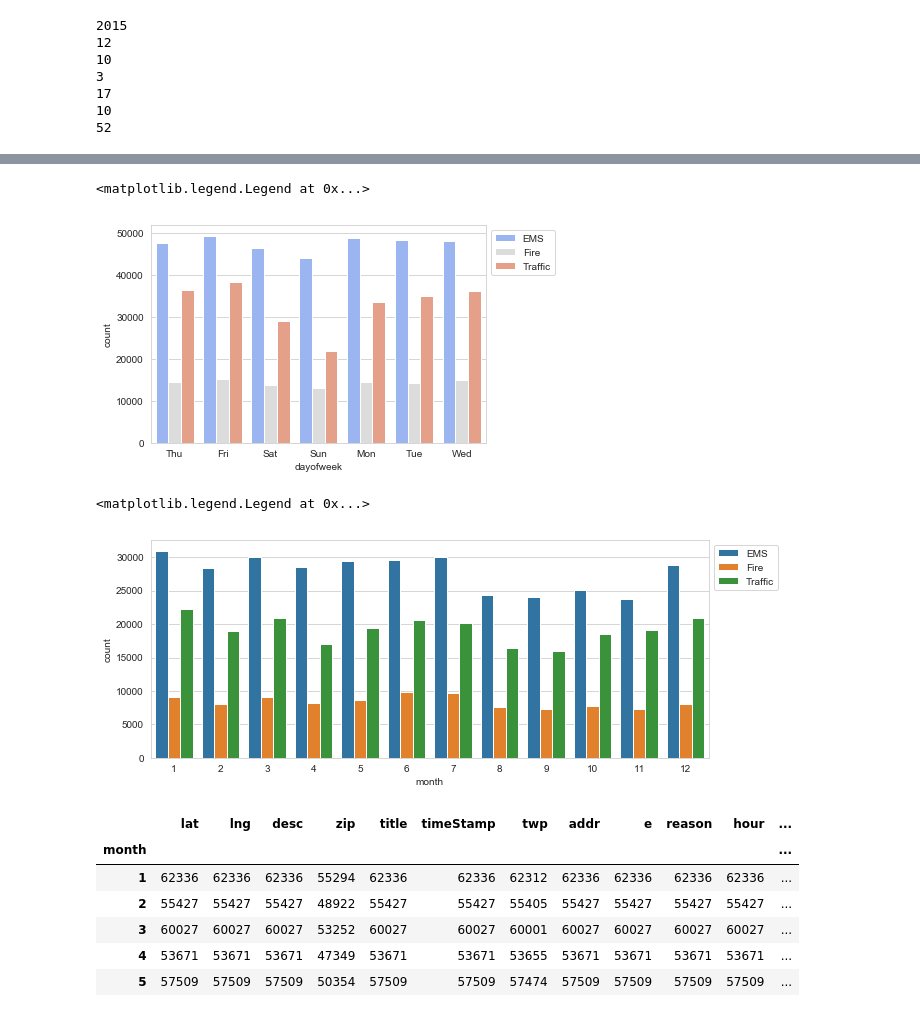
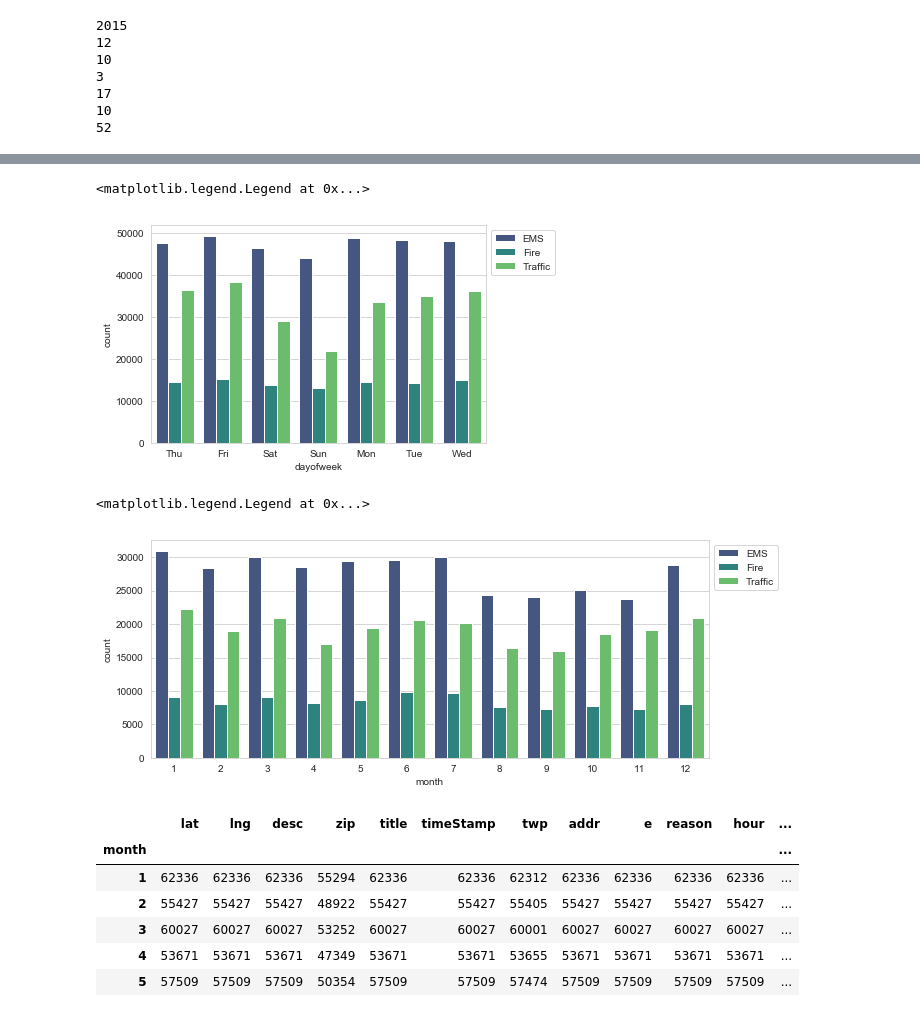
Before and after one commit to NavdeepTU/Data-Analysis-and-Visualization, a Jupyter notebook: 06. Capstone Projects/01. 911 Calls.ipynb, the cells around one changed output, grey strips where cells are left out. Saved outputs shown, nothing was run; the diff lists cells and outputs as text; code cells hidden in the pictures.

```diff
--- a/06. Capstone Projects/01. 911 Calls.ipynb
+++ b/06. Capstone Projects/01. 911 Calls.ipynb
@@ -102,5 +105,5 @@ def get_reason(title):
 # %%
-df['reason'] = df['title'].apply(get_reason)
+df['reason'] = df['title'].apply(lambda t: t.split(':')[0])
 # %%
 df.head()
 # %% [output]
@@ -179,7 +186,7 @@ df.head()
 # with this dictionary to map the actual string names to the day of the week:
 
 dmap = {0:'Mon', 1:'Tue', 2:'Wed', 3:'Thu', 4:'Fri', 5:'Sat', 6:'Sun'}
-df['dayofweek'] = df['dayofweek'].map(lambda x : dmap[x])
+df['dayofweek'] = df['dayofweek'].map(dmap)
 df.head()
 # %% [output]
 |  | lat | lng | desc | zip | title | timeStamp | twp | addr | e | reason | hour | ... |
@@ -191,20 +198,20 @@ df.head()
 # %%
 # Now use seaborn to create a countplot of the Day of Week column
 # with the hue based off of the Reason column.
 sns.set_style('whitegrid')
-sns.countplot(x='dayofweek', data=df, hue='reason', palette='coolwarm')
+sns.countplot(x='dayofweek', data=df, hue='reason', palette='viridis')
 plt.legend(bbox_to_anchor=(1.0, 1.0))
 # %% [output]
 <matplotlib.legend.Legend at 0x...>
-[figure, old version]
+[figure, new version]
 # %%
 # Now do the same for Month:
 plt.figure(figsize=(10, 4))
-sns.countplot(x='month', data=df, hue='reason')
+sns.countplot(x='month', data=df, hue='reason', palette='viridis')
 plt.legend(bbox_to_anchor=(1.0, 1.0))
 # %% [output]
 <matplotlib.legend.Legend at 0x...>
-[figure, old version]
+[figure, new version]
 # %%
 # Did you notice something strange about the Plot?
 
```
Also changed, not shown: parts of 19 cells of this notebook.
